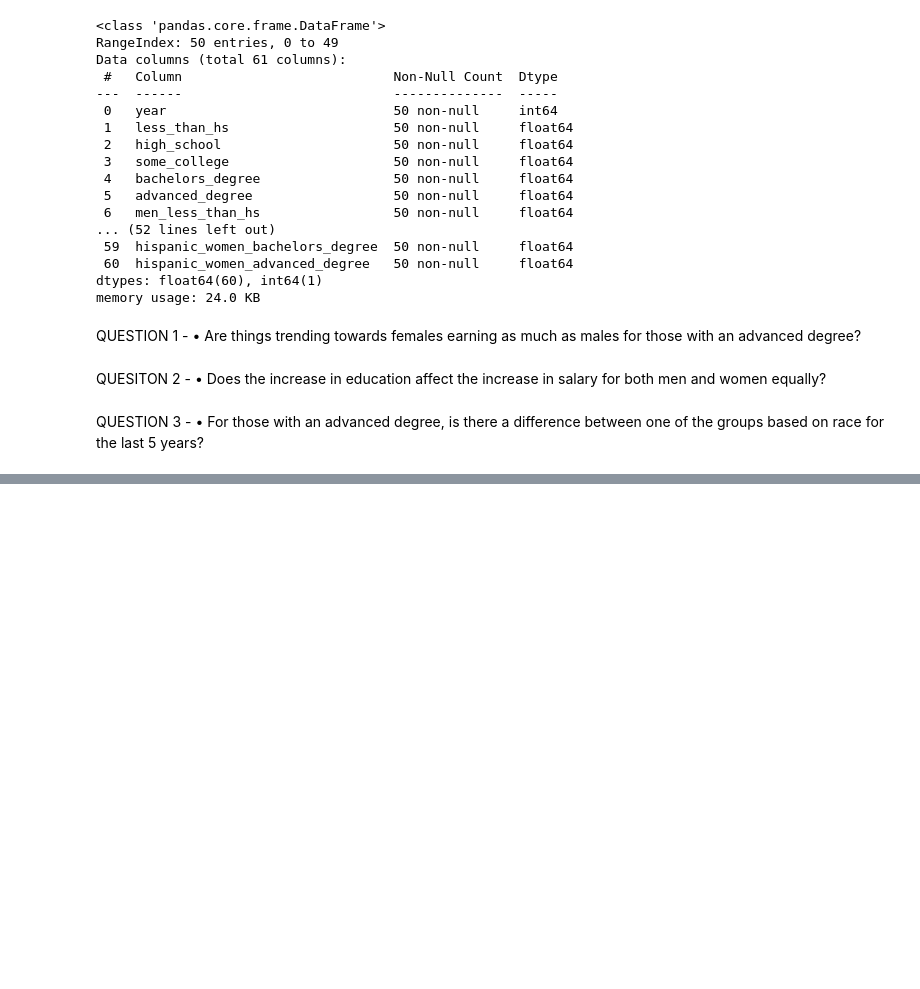
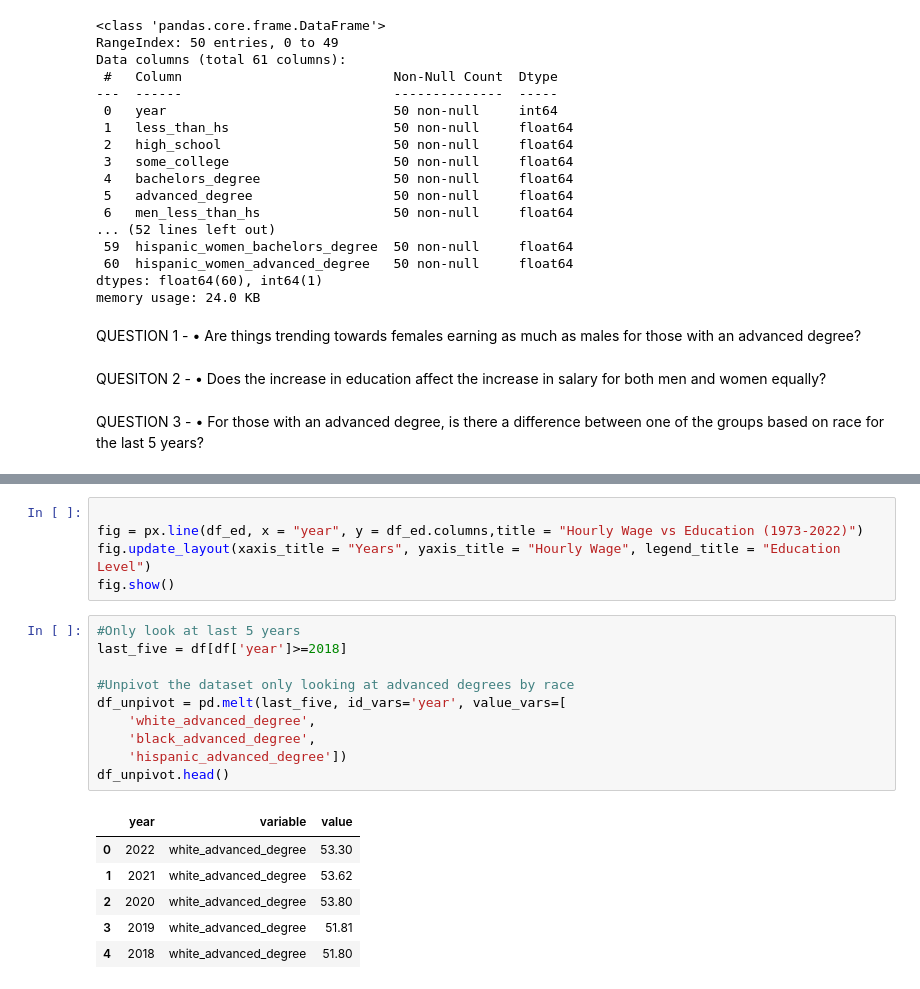
Before and after one commit to Crashapple/Project_1, a Jupyter notebook: Project1.ipynb, the cells around one changed output, grey strips where cells are left out. Drawn from its saved outputs; the diff is of its cells as text; blank space fills up the shorter version.

```diff
--- a/Project1.ipynb
+++ b/Project1.ipynb
@@ -77,0 +62,22 @@ adv_degree_last
+# %%
+
+fig = px.line(df_ed, x = "year", y = df_ed.columns,title = "Hourly Wage vs Education (1973-2022)")
+fig.update_layout(xaxis_title = "Years", yaxis_title = "Hourly Wage", legend_title = "Education Level")
+fig.show()
+# %%
+#Only look at last 5 years
+last_five = df[df['year']>=2018]
+
+#Unpivot the dataset only looking at advanced degrees by race
+df_unpivot = pd.melt(last_five, id_vars='year', value_vars=[
+    'white_advanced_degree',
+    'black_advanced_degree',
+    'hispanic_advanced_degree'])
+df_unpivot.head()
+# %% [output]
+|  | year | variable | value |
+| 0 | 2022 | white_advanced_degree | 53.30 |
+| 1 | 2021 | white_advanced_degree | 53.62 |
+| 2 | 2020 | white_advanced_degree | 53.80 |
+| 3 | 2019 | white_advanced_degree | 51.81 |
+| 4 | 2018 | white_advanced_degree | 51.80 |
```
Also changed, not shown: parts of 14 cells of this notebook.
